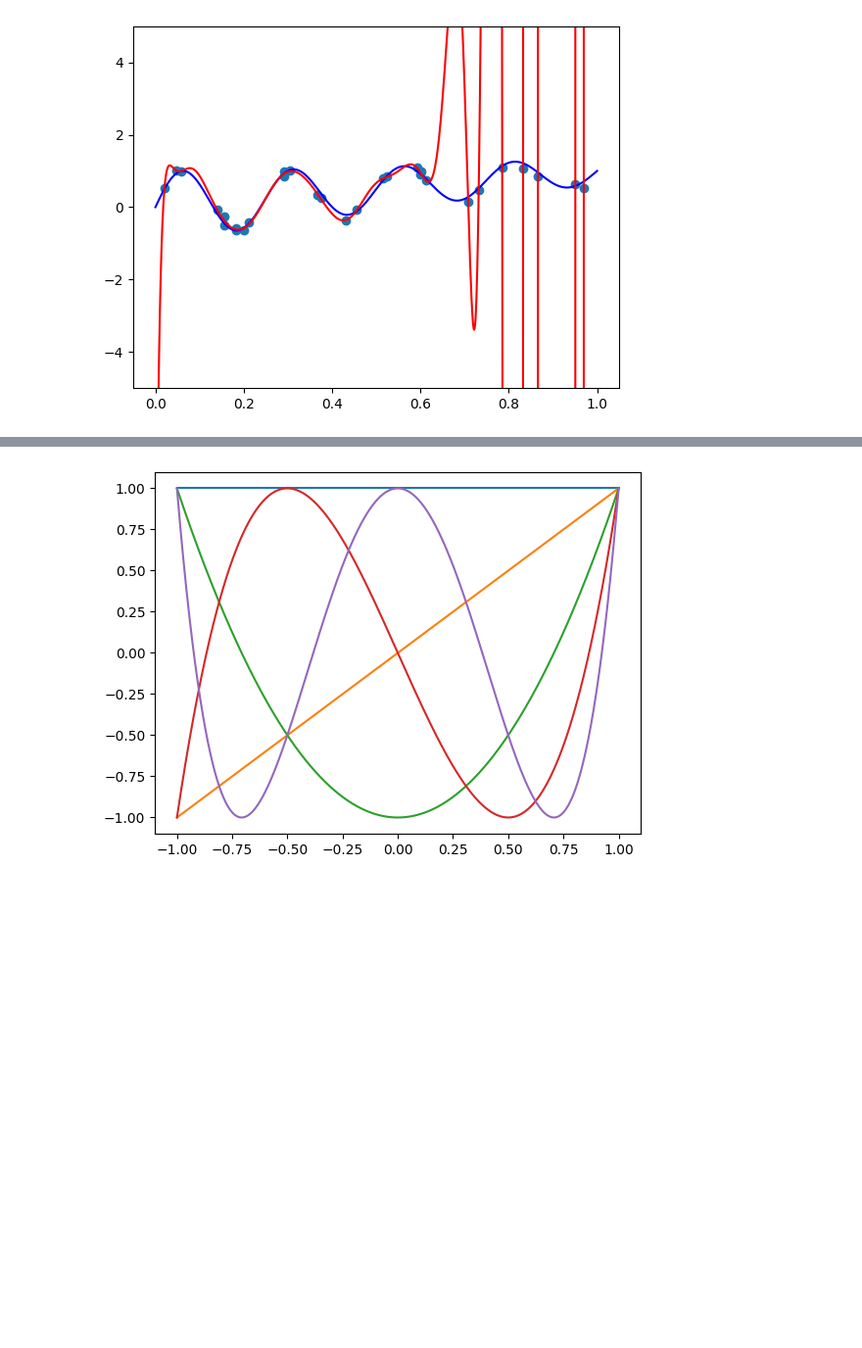
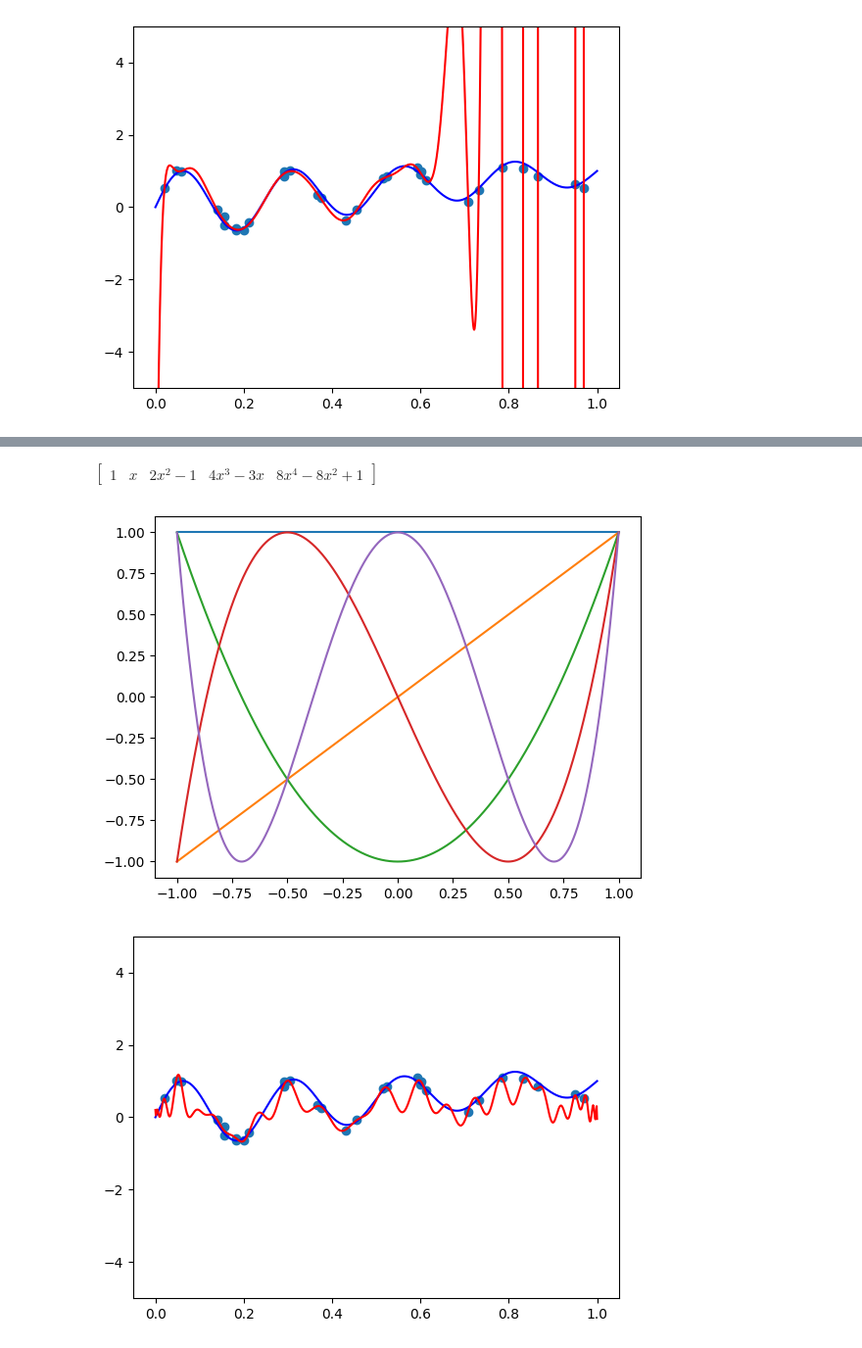
Before and after one commit to ajegorovs/aj_python_tool_lib, a Jupyter notebook: data_processing/Regression/different_poly_basis_fit.ipynb, the cells around one changed output, grey strips where cells are left out. Shown at 98% size. Drawn from its saved outputs; the diff is of its cells as text; code cells hidden in the pictures; blank space fills up the shorter version.

```diff
--- a/data_processing/Regression/different_poly_basis_fit.ipynb
+++ b/data_processing/Regression/different_poly_basis_fit.ipynb
@@ -57,3 +59,6 @@ Vm_np = np.polynomial.polynomial.polyvander(X, deg=n) # exicting solution
 print(np.allclose(Vm,Vm_np), Vm.shape)
 # %% [output]
 True (30, 51)
+# %%
+x = Symbol('x', real=True)
+print_tex(np.polynomial.polynomial.polyvander(x, deg=4))
@@ -93,9 +125,16 @@ plt.show()
 # %%
-#from sympy import binomial, Symbol
-# x = Symbol('x', real=True)
-plt_xs_rescaled = 2*plt_xs-1    # [0,1] to [-1,1]
-Vm_cheb = np.polynomial.chebyshev.chebvander(plt_xs_rescaled, deg=4)
+print_tex(np.polynomial.chebyshev.chebvander(x, deg=4))
+rescale = lambda x: 2*x - 1 # domain [0,1] to [-1,1]
+def chebvander_rescaled(x, deg=4):
+    return np.polynomial.chebyshev.chebvander(rescale(x), deg=deg)
+
+Vm_cheb = chebvander_rescaled(plt_xs, deg=4)
 for i,v in enumerate(Vm_cheb.T):
-    plt.plot(plt_xs_rescaled, v)
+    plt.plot(rescale(plt_xs), v)
 # %% [output]
+$\displaystyle \begin{bmatrix} 1 & x & 2x^{2}-1 & 4x^{3}-3x & 8x^{4}-8x^{2}+1 \end{bmatrix}$
 [figure]
+# %%
+fit_and_plot(chebvander_rescaled,n,1)
+# %% [output]
+[figure, added]
```
Also changed, not shown: parts of 14 cells of this notebook, 3 other files.
